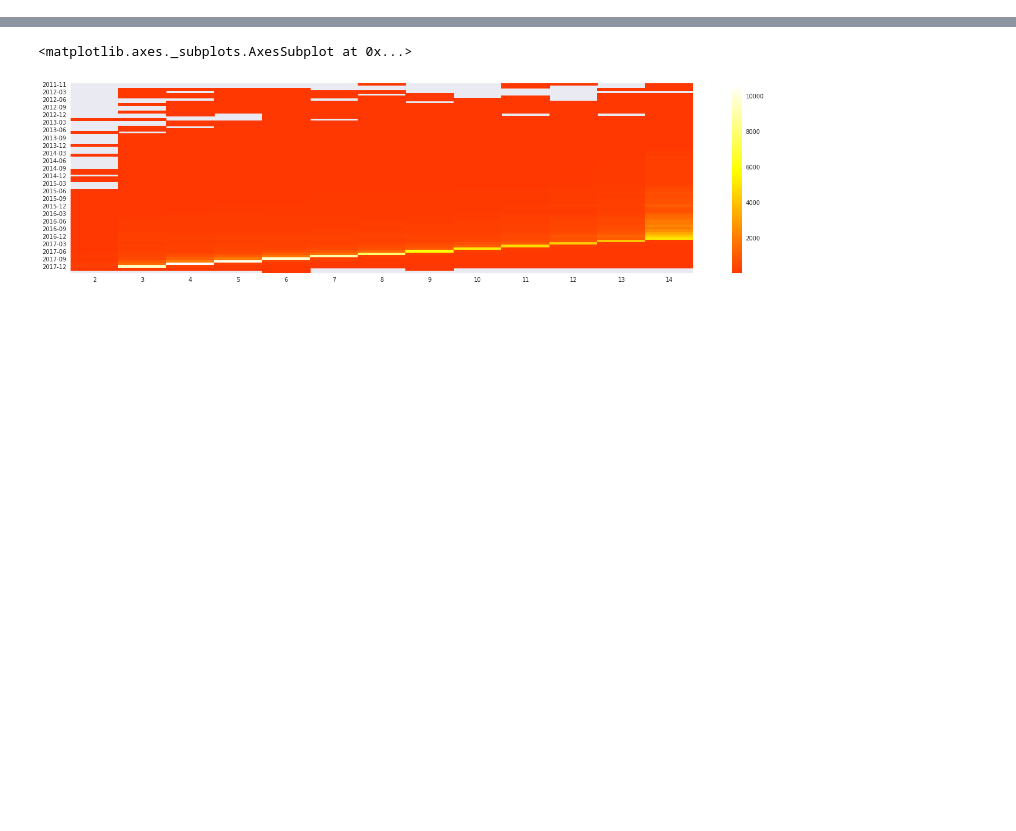
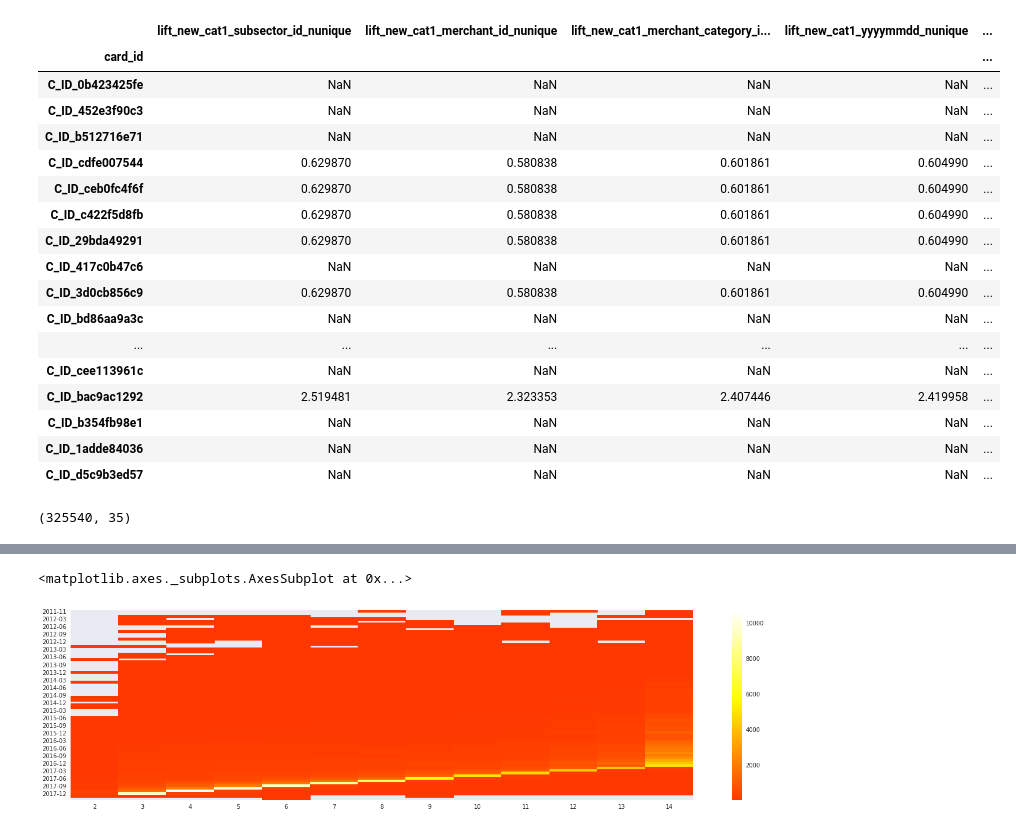
Before and after one commit to Chestnut1999/Elo-Recommendation-23place, a Jupyter notebook: jpy/212_elo_personal_term_feat.ipynb, the cells around one changed output, grey strips where cells are left out. Saved outputs shown, nothing was run; the diff lists cells and outputs as text; code cells hidden in the pictures; blank space fills up the shorter version.

```diff
--- a/jpy/212_elo_personal_term_feat.ipynb
+++ b/jpy/212_elo_personal_term_feat.ipynb
@@ -110,0 +108,14 @@ df_train.head()
+# %%
+df = df_hist
+auth1 = df[df.authorized_flag==1]
+auth0 = df[df.authorized_flag==0]
+print(auth1.shape)
+print(auth0.shape)
+
+cat1_0 = False
+cat1_0 = True
+if cat1_0:
+    auth1_cat1 = auth1[auth1.category_1==1]
+    auth1_cat0 = auth1[auth1.category_1==0]
+    new_cat1 = df_new[df_new.category_1==1]
+    new_cat0 = df_new[df_new.category_1==0]
@@ -110,0 +174,60 @@ df_train.head()
+# %%
+term_list = sorted(list(train_test['hist_personal_term'].value_counts().index))
+
+feat_cols = [col for col in train_test if col.count('new_cat')]
+
+lift_list = []
+for term in term_list:
+
+    tmp_list = []
+    for col in feat_cols:
+        tmp = train_test[train_test['hist_personal_term']==term].reset_index()
+        tmp = tmp[[key, col]]
+        base_avg = tmp[col].mean()
+        tmp.set_index(key, inplace=True)
+        tmp[col] /= base_avg
+        tmp.rename(columns={col:f'lift_{col}'}, inplace=True)
+        tmp_list.append(tmp)
+    df_term = pd.concat(tmp_list, axis=1)
+    lift_list.append(df_term)
+
+df_lift = pd.concat(lift_list, axis=0)
+print(df_lift.shape)
+df_lift.head(10)
+# %% [output]
+|  | lift_new_cat1_subsector_id_nunique | lift_new_cat1_merchant_id_nunique | lift_new_cat1_merchant_category_i... | lift_new_cat1_yyyymmdd_nunique | ... |
+| card_id |  |  |  |  | ... |
+| C_ID_0b423425fe | NaN | NaN | NaN | NaN | ... |
+| C_ID_452e3f90c3 | NaN | NaN | NaN | NaN | ... |
+| C_ID_b512716e71 | NaN | NaN | NaN | NaN | ... |
+| C_ID_cdfe007544 | 0.629870 | 0.580838 | 0.601861 | 0.604990 | ... |
+| C_ID_ceb0fc4f6f | 0.629870 | 0.580838 | 0.601861 | 0.604990 | ... |
+| C_ID_c422f5d8fb | 0.629870 | 0.580838 | 0.601861 | 0.604990 | ... |
+| C_ID_29bda49291 | 0.629870 | 0.580838 | 0.601861 | 0.604990 | ... |
+| C_ID_417c0b47c6 | NaN | NaN | NaN | NaN | ... |
+| C_ID_3d0cb856c9 | 0.629870 | 0.580838 | 0.601861 | 0.604990 | ... |
+| C_ID_bd86aa9a3c | NaN | NaN | NaN | NaN | ... |
+| ... | ... | ... | ... | ... | ... |
+| C_ID_cee113961c | NaN | NaN | NaN | NaN | ... |
+| C_ID_bac9ac1292 | 2.519481 | 2.323353 | 2.407446 | 2.419958 | ... |
+| C_ID_b354fb98e1 | NaN | NaN | NaN | NaN | ... |
+| C_ID_1adde84036 | NaN | NaN | NaN | NaN | ... |
+| C_ID_d5c9b3ed57 | NaN | NaN | NaN | NaN | ... |
+# %%
+#========================================================================
+# Save Feature
+base = utils.read_df_pkl('../input/base_first*0*').set_index(key)[target].to_frame()
+df_lift = base.join(df_lift)
+print(df_lift.shape)
+ignore_features = ['first_active_month', 'card_id', target]
+for col in df_lift.columns:
+    if col in ignore_features: continue
+    if col.count('feature_'):continue
+    if not(col.count('lift')):continue
+    feature = df_lift[col].astype('float32').values
+    col = col.replace('.', '_')
+    utils.to_pkl_gzip(path = f'../features/1_first_valid/{prefix}_{col}@', obj=feature)
+#     utils.to_pkl_gzip(path = f'../features/3_third_valid/{prefix}_{col}@', obj=feature)
+#========================================================================
+# %% [output]
+(325540, 35)
```
Also changed, not shown: parts of 14 cells of this notebook, 9 other files.
